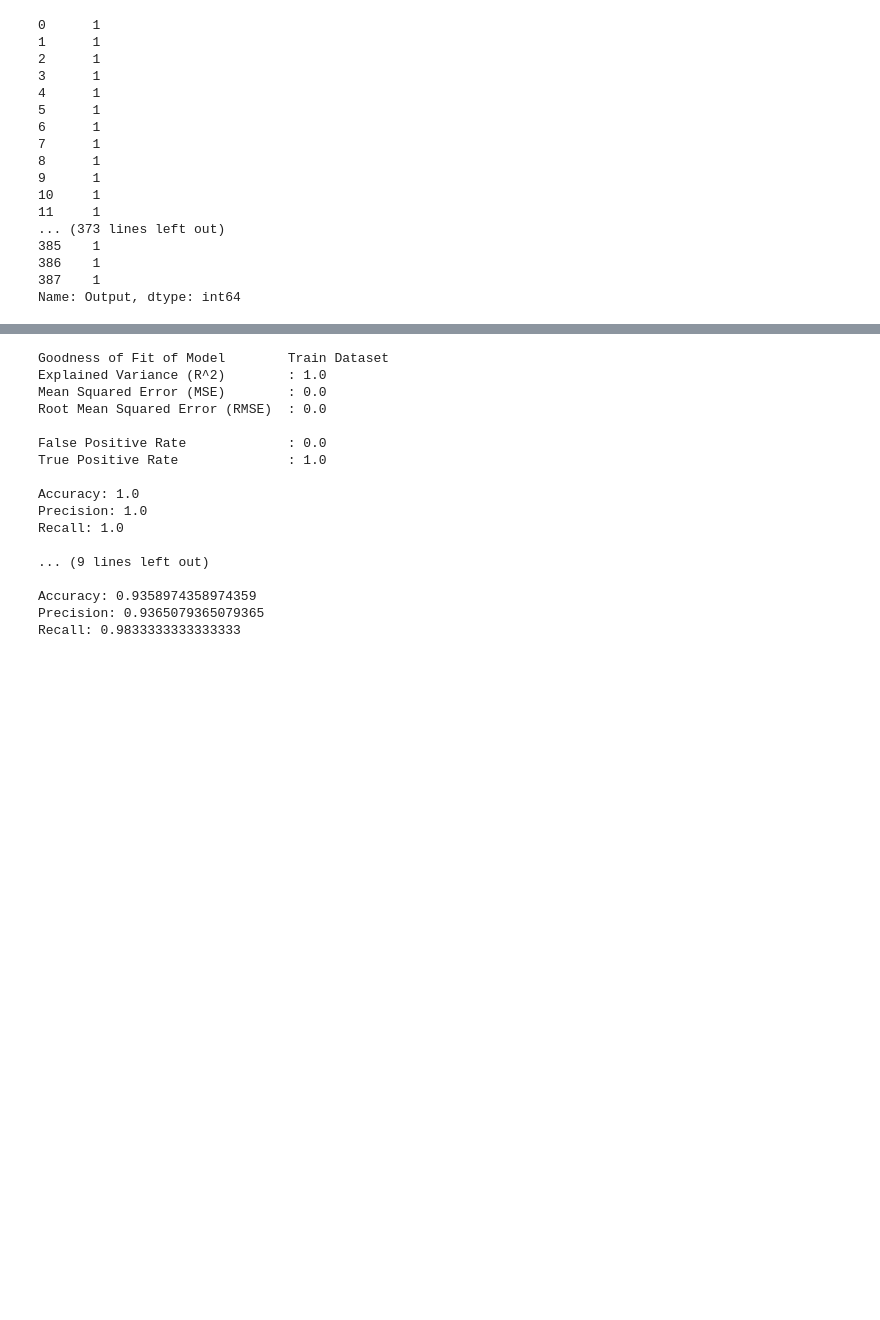
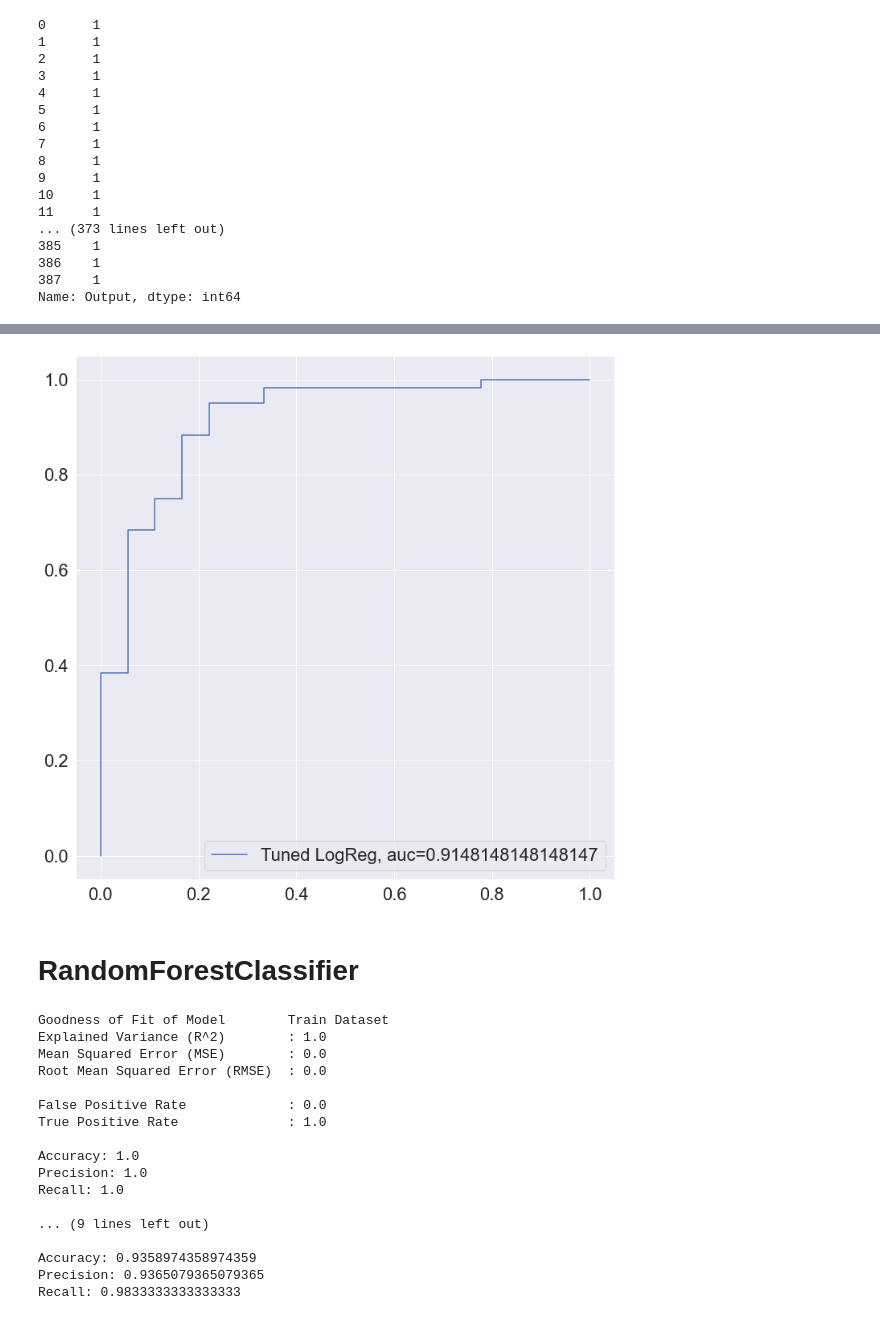
Before and after one commit to DanielxDante/restaurant-conundrum, a Jupyter notebook: Modelling branch.ipynb, the cells around one changed output, grey strips where cells are left out. Saved outputs shown, nothing was run; the diff lists cells and outputs as text; code cells hidden in the pictures; blank space fills up the shorter version.

```diff
--- a/Modelling branch.ipynb
+++ b/Modelling branch.ipynb
@@ -256,3 +400,16 @@ plt.show()
+# %%
+y_pred_proba_log = logreg.predict_proba(X_test_log)[::,1]
+fpr, tpr, _ = metrics.roc_curve(y_test_log, y_pred_proba_log)
+auc = metrics.roc_auc_score(y_test_log, y_pred_proba_log)
+
+plt.figure(figsize = (12, 12))
+plt.plot(fpr,tpr,label="Tuned LogReg, auc="+str(auc))
+plt.legend(loc=4)
+plt.show()
+# %% [output]
+[figure, added]
+# %% [markdown]
+# RandomForestClassifier
 # %%
 from sklearn.ensemble import RandomForestClassifier
 from sklearn.model_selection import train_test_split
```
Also changed, not shown: parts of 14 cells of this notebook.
